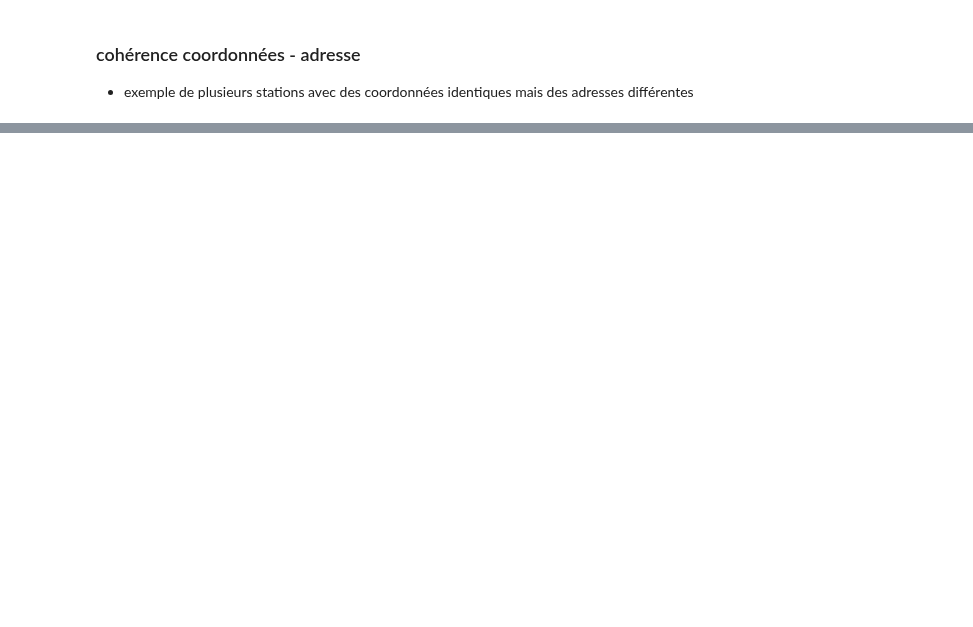
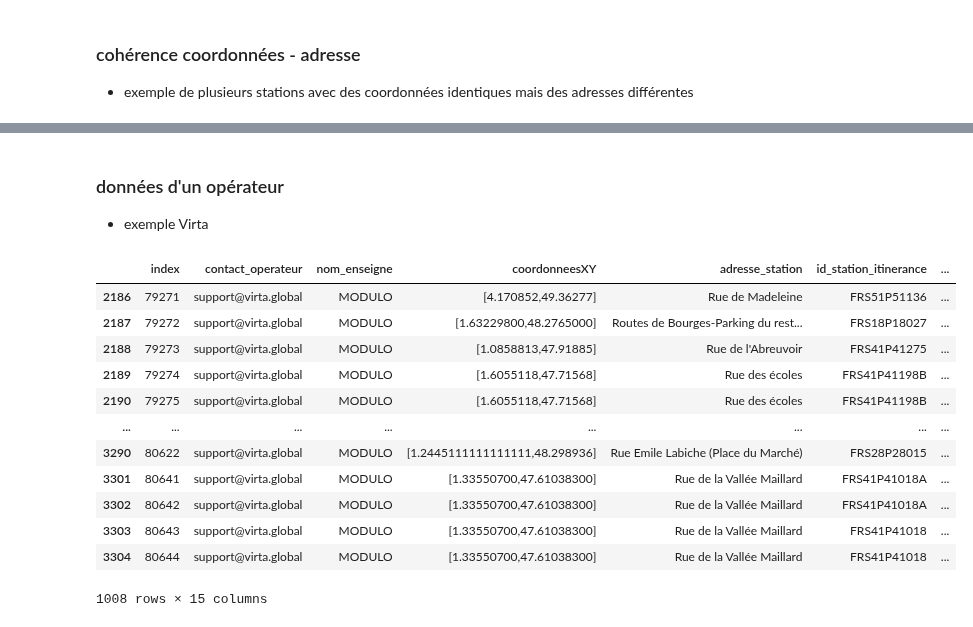
Before and after one commit to loco-philippe/Environmental-Sensing, a Jupyter notebook: python/Validation/irve/Analyse/IRVE_v3.ipynb, the cells around one changed output, grey strips where cells are left out. Saved outputs shown, nothing was run; the diff lists cells and outputs as text; code cells hidden in the pictures; blank space fills up the shorter version.

```diff
--- a/python/Validation/irve/Analyse/IRVE_v3.ipynb
+++ b/python/Validation/irve/Analyse/IRVE_v3.ipynb
@@ -728,3 +733,24 @@ itinerance_5.loc[itinerance_5.coordonneesXY == '[2.460441, 50.78763]', relations
 | 1427 | 52778 | support@alizecharge.fr | pass pass électrique | [2.460441, 50.78763] | Pole Gare 59670 BAVINCHOVE | FRH14P59054001 | ... |
 | 1431 | 52983 | support@alizecharge.fr | pass pass électrique | [2.460441, 50.78763] | Pole Gare 59670 BAVINCHOVE | FRH14P59054001 | ... |
 | 1584 | 64885 | support@passpasselectrique.fr | Pass Pass Electrique | [2.460441, 50.78763] | 1bis Rue De La Gare 59670 Bavinchove | FRH14E59054001 | ... |
+# %% [markdown]
+### données d'un opérateur
+- exemple Virta
+# %%
+itinerance_operateur = itinerance_5_full.loc[itinerance_5_full.contact_operateur == 'support@virta.global']
+#itinerance_operateur.loc[itinerance_operateur['adresse_station - coordonneesXY'] == False, relations]
+itinerance_operateur.loc[itinerance_operateur['nom_station - id_station_itinerance'] == False, relations]
+# %% [output]
+|  | index | contact_operateur | nom_enseigne | coordonneesXY | adresse_station | id_station_itinerance | ... |
+| 2186 | 79271 | support@virta.global | MODULO | [4.170852,49.36277] | Rue de Madeleine | FRS51P51136 | ... |
+| 2187 | 79272 | support@virta.global | MODULO | [1.63229800,48.2765000] | Routes de Bourges-Parking du rest... | FRS18P18027 | ... |
+| 2188 | 79273 | support@virta.global | MODULO | [1.0858813,47.91885] | Rue de l'Abreuvoir | FRS41P41275 | ... |
+| 2189 | 79274 | support@virta.global | MODULO | [1.6055118,47.71568] | Rue des écoles | FRS41P41198B | ... |
+| 2190 | 79275 | support@virta.global | MODULO | [1.6055118,47.71568] | Rue des écoles | FRS41P41198B | ... |
+| ... | ... | ... | ... | ... | ... | ... | ... |
+| 3290 | 80622 | support@virta.global | MODULO | [1.2445111111111111,48.298936] | Rue Emile Labiche (Place du Marché) | FRS28P28015 | ... |
+| 3301 | 80641 | support@virta.global | MODULO | [1.33550700,47.61038300] | Rue de la Vallée Maillard | FRS41P41018A | ... |
+| 3302 | 80642 | support@virta.global | MODULO | [1.33550700,47.61038300] | Rue de la Vallée Maillard | FRS41P41018A | ... |
+| 3303 | 80643 | support@virta.global | MODULO | [1.33550700,47.61038300] | Rue de la Vallée Maillard | FRS41P41018 | ... |
+| 3304 | 80644 | support@virta.global | MODULO | [1.33550700,47.61038300] | Rue de la Vallée Maillard | FRS41P41018 | ... |
+1008 rows × 15 columns
```
Also changed, not shown: parts of 1 cell of this notebook.
